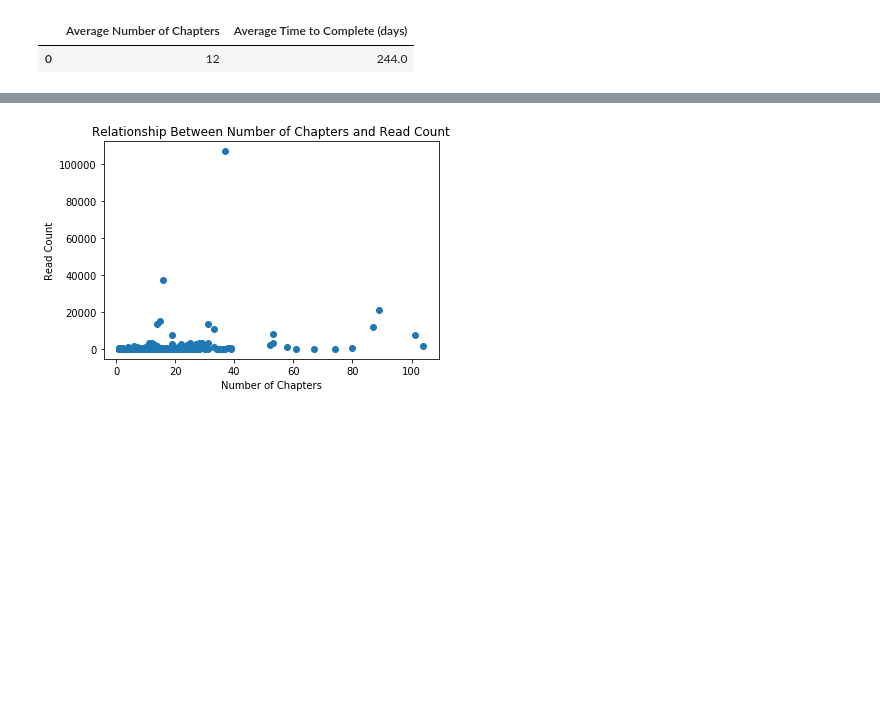
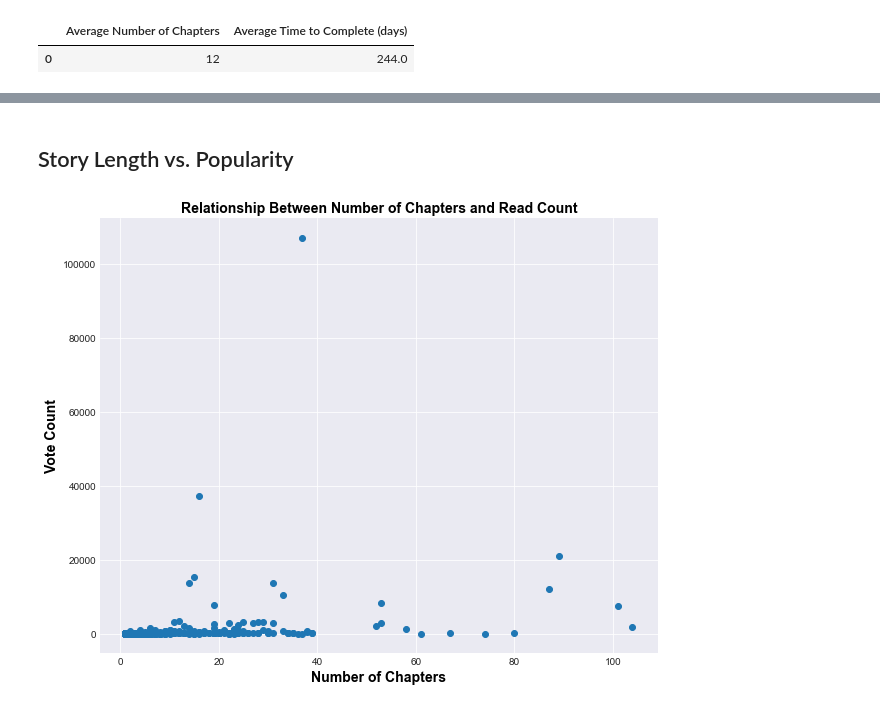
Before and after one commit to rupalimayekar/ProjectWattpad, a Jupyter notebook: Plots_Andrea.ipynb, the cells around one changed output, grey strips where cells are left out. Drawn from its saved outputs; the diff is of its cells as text; code cells hidden in the pictures; blank space fills up the shorter version.

```diff
--- a/Plots_Andrea.ipynb
+++ b/Plots_Andrea.ipynb
@@ -11,2 +12,8 @@ from datetime import datetime
+# %%
+font={'family': 'arial',
+        'color':  'black',
+        'weight': 'bold',
+        'size': 14,
+        }
 # %%
 plotdf=pd.read_csv('Data/stories_for_viz.csv')
@@ -46,7 +39,10 @@ plotdf.head(2)
 # %%
 yeargroup=plotdf["id"].groupby(plotdf["year"]).count()
+plt.figure(figsize=(10,8))
+sns.set_style("darkgrid")
 yeargroup.plot.bar()
-plt.title("Number of Stories Created Each Year")
+plt.title("Number of Stories Created Each Year",fontdict=font)
+plt.ylabel("Number of Stories",fontdict=font)
 plt.savefig('Images/Stories_Created_by_Year.png')
 plt.show()
 # %% [output]
@@ -62,0 +63,9 @@ output
+# %%
+plt.figure(figsize=(10,8))
+sns.set_style("darkgrid")
+plt.scatter(plotdf["timediff"],plotdf["voteCount"])
+plt.title("Time to Complete (days) vs. Vote Count",fontdict=font)
+plt.xlabel("Time to Complete (days)",fontdict=font)
+plt.ylabel("Vote Count",fontdict=font)
+plt.ylim(0,10000)
+plt.show()
@@ -63,11 +74,15 @@ output
+# %% [markdown]
+## Story Length vs. Popularity
 # %%
 #readcount vs numparts
+plt.figure(figsize=(10,8))
+sns.set_style("darkgrid")
 plt.scatter(plotdf["numParts"],plotdf["voteCount"])
-plt.title("Relationship Between Number of Chapters and Read Count")
-plt.xlabel("Number of Chapters")
-plt.ylabel("Read Count")
+plt.title("Relationship Between Number of Chapters and Read Count",fontdict=font)
+plt.xlabel("Number of Chapters",fontdict=font)
+plt.ylabel("Vote Count",fontdict=font)
 # plt.xlim(0,50)
-plt.savefig('Images/Number_Chapters_Popularity.png')
+plt.savefig('Images/StoryLength_VoteCount_chapters.png')
 plt.show()
 # %% [output]
-[figure, old version]
+[figure, new version]
```
Also changed, not shown: parts of 15 cells of this notebook, 5 other files.
